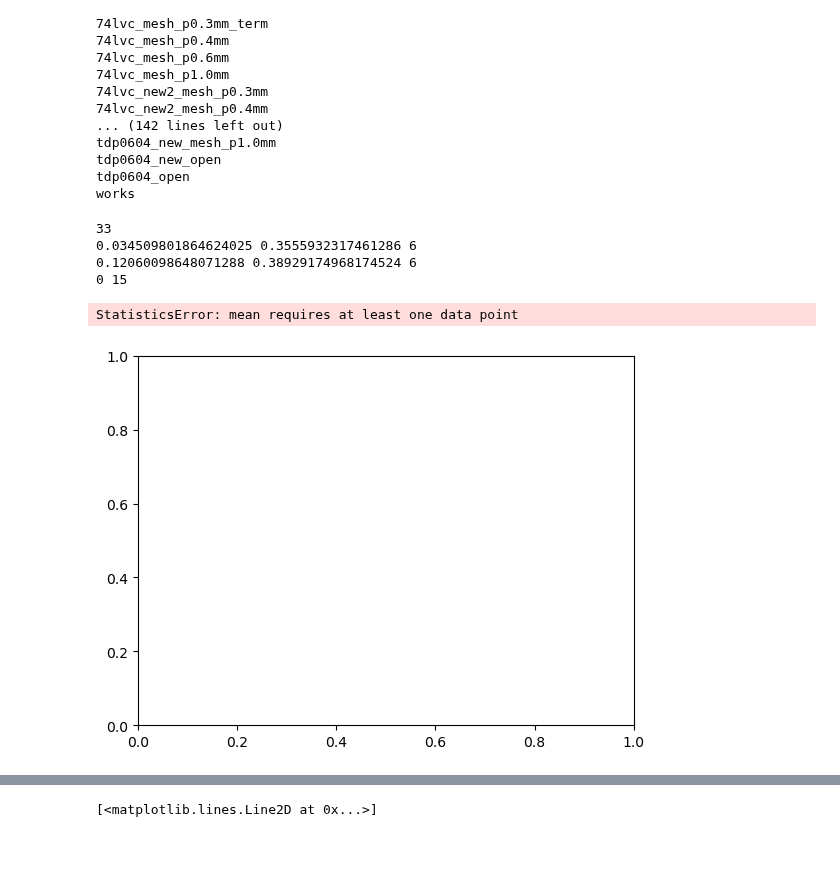
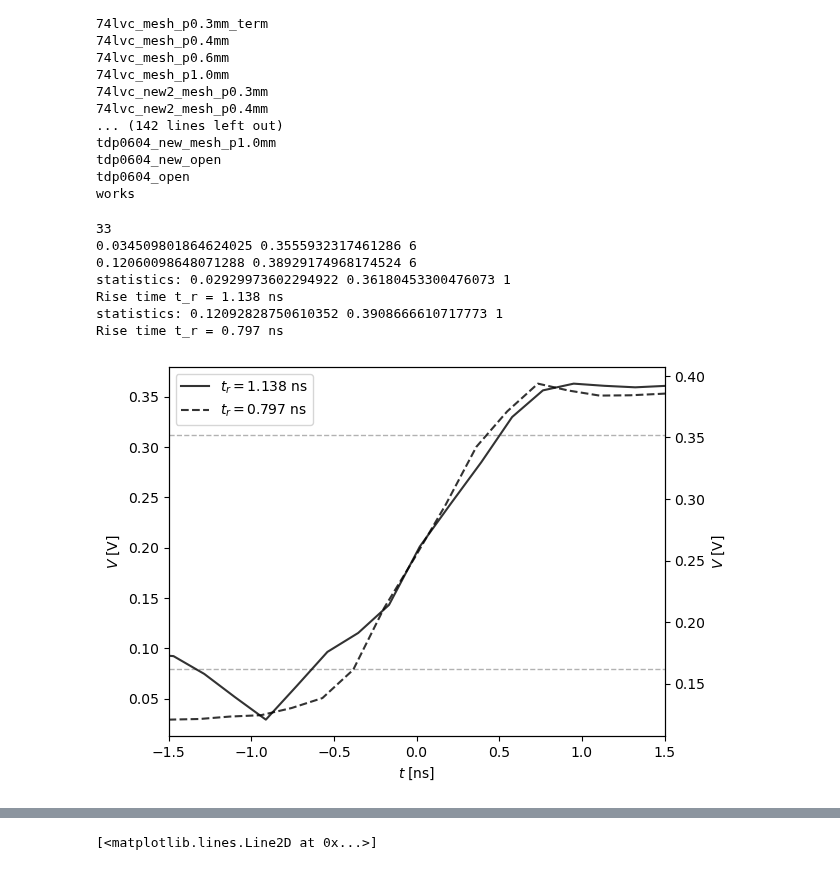
Before and after one commit to jaseg/sampling-mesh-monitor, a Jupyter notebook: risetime_measurements/Risetime.ipynb, the cells around one changed output, grey strips where cells are left out. Cells and saved outputs as stored; diff of their text form; code cells hidden in the pictures.

```diff
--- a/risetime_measurements/Risetime.ipynb
+++ b/risetime_measurements/Risetime.ipynb
@@ -67,11 +67,11 @@ def plot_and_calc(run, ivl_start, ivl_end, ax=None, ylabel=True, grid=True):
     t2 = t_slice - find_offset(t_slice, adc2_slice)
 
     sel = (t1 >= -ivl_w/2) & (t1 <= ivl_w/2)
-    a, b = sel.argmax(), (~sel).argmax()
+    a, b = sel.argmax(), len(sel) - sel[::-1].argmax()
     t1, adc1_slice = t1[a-1:b+1], adc1_slice[a-1:b+1]
 
     sel = (t2 >= -ivl_w/2) & (t2 <= ivl_w/2)
-    a, b = sel.argmin(), sel.argmax()
+    a, b = sel.argmax(), len(sel) - sel[::-1].argmax()
     t2, adc2_slice = t2[a-1:b+1], adc2_slice[a-1:b+1]
 
     def edge_process(xs, ys, color):
@@ -96,8 +96,8 @@ def plot_and_calc(run, ivl_start, ivl_end, ax=None, ylabel=True, grid=True):
         #ax.axvline(x_high, color='blue')
         tr = x_high - x_low
         print(f'Rise time t_r = {tr:.3f} ns')
-        ax.axvline(x_low)
-        ax.axvline(x_high)
+        #ax.axvline(x_low)
+        #ax.axvline(x_high)
         return th_low, th_high, tr
 
 
@@ -106,36 +106,38 @@ def plot_and_calc(run, ivl_start, ivl_end, ax=None, ylabel=True, grid=True):
 
     if grid:
         ax.grid()
     else:
         ax.axhline(th_low1, linewidth=1, linestyle='--', color='black', alpha=0.3, zorder=-2)
         ax.axhline(th_high1, linewidth=1, linestyle='--', color='black', alpha=0.3, zorder=-2)
 
     #ax.plot(t, d['adc1'], color='red', alpha=0.8)
     #ax.twinx().plot(t, d['adc2'], color='blue', alpha=0.8)
     #ax.set_xlim(ivl)
     l1 = ax.plot(t1, adc1_slice, color='black', linestyle='-', alpha=0.8)
     tx = ax.twinx()
     l2 = tx.plot(t2, adc2_slice, color='black', linestyle='--', alpha=0.8)
     ax.set_xlim([-ivl_w/2, ivl_w/2])
     ax.set_xlabel(r'$t\;[\mathrm{ns}]$')
     if ylabel:
         ax.set_ylabel(r'$V\;[\mathrm{V}]$')
         tx.set_ylabel(r'$V\;[\mathrm{V}]$')
     ax.legend(l1 + l2, [
         fr'$t_r = {tr1:.3f}\;\mathrm{{ns}}$',
         fr'$t_r = {tr2:.3f}\;\mathrm{{ns}}$'])
 
 #plot_and_calc('pi3hdx_clipline_risetime_new', 87, 90)
 plot_and_calc('run3_tdp0604_open', 97, 100, grid=False)
 #plot_and_calc('run3_max3748_open', 98, 103)
 #plot_and_calc('run3_74lvc_open', 97, 103)
 # %% [output]
 33
 0.034509801864624025 0.3555932317461286 6
 0.12060098648071288 0.38929174968174524 6
-0 15
+statistics: 0.02929973602294922 0.36180453300476073 1
+Rise time t_r = 1.138 ns
+statistics: 0.12092828750610352 0.3908666610717773 1
+Rise time t_r = 0.797 ns
-StatisticsError: mean requires at least one data point
-[figure, old version]
+[figure, new version]
 # %%
 with plt.rc_context({
         'legend.fontsize': 8,
```
Also changed, not shown: parts of 1 cell of this notebook, 1 other file.
